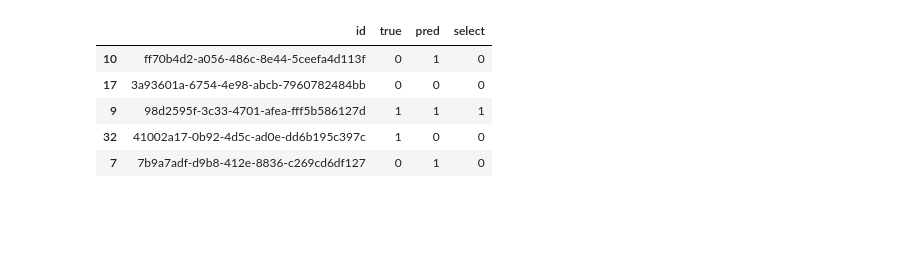
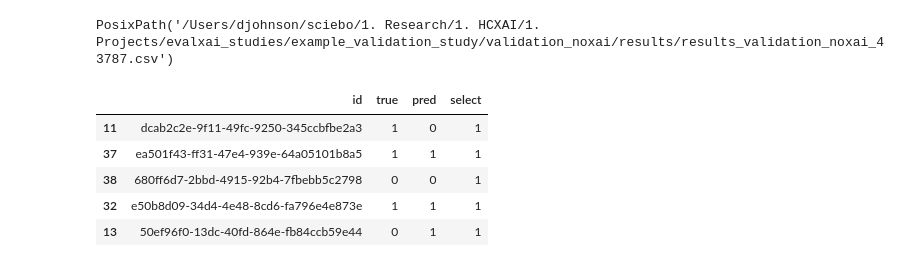
Before and after one commit to davidsjohnson/evalxai_studies, a Jupyter notebook: notebooks/results_review.ipynb, the cells around one changed output. Drawn from its saved outputs; the diff is of its cells as text; code cells hidden in the pictures; blank space fills up the shorter version.

```diff
--- a/notebooks/results_review.ipynb
+++ b/notebooks/results_review.ipynb
@@ -1,17 +1,29 @@
 # %%
 from pathlib import Path
 import pandas as pd
+# %%
+CLASSES = ['Healthy', 'Blockies Disease']
+input_stages = {'0': 'training', '1': 'validation_nodiag', '2': 'validation_noxai'}
+BASEPATH = Path('/Users/djohnson/sciebo/1. Research/1. HCXAI/1. Projects/evalxai_studies/example_validation_study')
+
+stage ='2'
+id = '43787'
+
+resfile = BASEPATH / input_stages[stage] / 'results' / f'results_{input_stages[stage]}_{id}.csv'
+resfile
+# %% [output]
+PosixPath('/Users/djohnson/sciebo/1. Research/1. HCXAI/1. Projects/evalxai_studies/example_validation_study/validation_noxai/results/results_validation_noxai_43787.csv')
 # %%
-results_file = Path('/Users/djohnson/projects/evalxai_studies/apps/results_afd.csv')
-df = pd.read_csv(results_file)
+
+df = pd.read_csv(resfile)
 df.sample(5)
 # %% [output]
 |  | id | true | pred | select |
-| 10 | ff70b4d2-a056-486c-8e44-5ceefa4d113f | 0 | 1 | 0 |
-| 17 | 3a93601a-6754-4e98-abcb-7960782484bb | 0 | 0 | 0 |
-| 9 | 98d2595f-3c33-4701-afea-fff5b586127d | 1 | 1 | 1 |
-| 32 | 41002a17-0b92-4d5c-ad0e-dd6b195c397c | 1 | 0 | 0 |
-| 7 | 7b9a7adf-d9b8-412e-8836-c269cd6df127 | 0 | 1 | 0 |
+| 11 | dcab2c2e-9f11-49fc-9250-345ccbfbe2a3 | 1 | 0 | 1 |
+| 37 | ea501f43-ff31-47e4-939e-64a05101b8a5 | 1 | 1 | 1 |
+| 38 | 680ff6d7-2bbd-4915-92b4-7fbebb5c2798 | 0 | 0 | 1 |
+| 32 | e50b8d09-34d4-4e48-8cd6-fa796e4e873e | 1 | 1 | 1 |
+| 13 | 50ef96f0-13dc-40fd-864e-fb84ccb59e44 | 0 | 1 | 1 |
 # %%
 part_acc = (df['true'] == df['select']).astype(int).mean()
 model_acc = (df['true'] == df['pred']).astype(int).mean()
```
Also changed, not shown: parts of 6 cells of this notebook, 3 other files.
